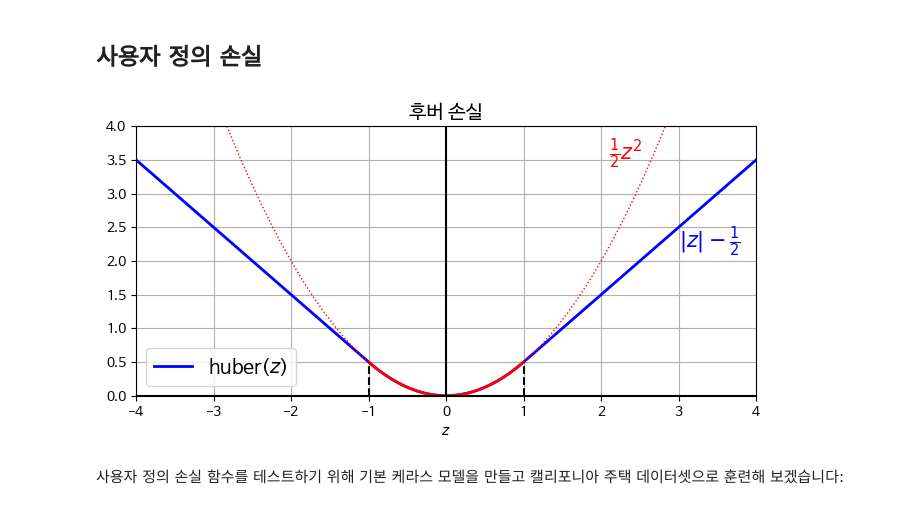
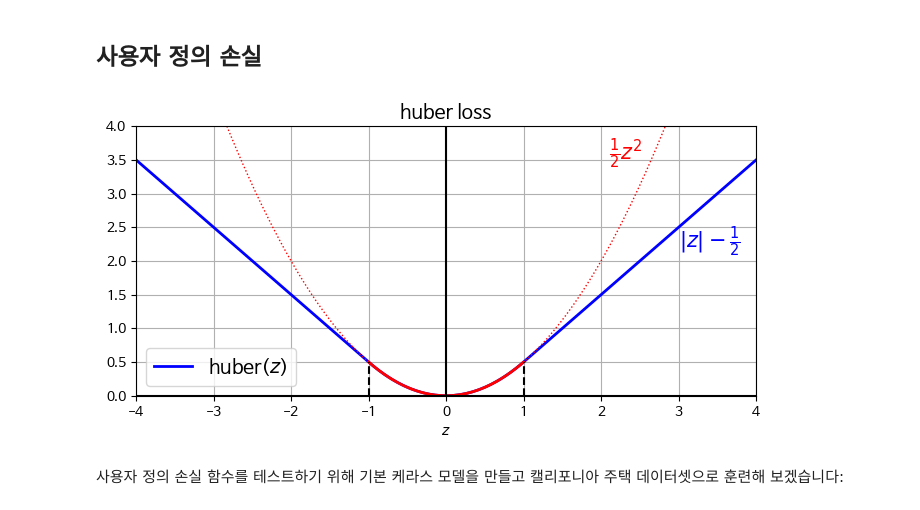
Before and after one commit to bgim303/colab, a Jupyter notebook: 12_custom_models_and_training_with_tensorflow.ipynb, the cells around one changed output. Cells and saved outputs as stored; diff of their text form; code cells hidden in the pictures.

```diff
--- a/12_custom_models_and_training_with_tensorflow.ipynb
+++ b/12_custom_models_and_training_with_tensorflow.ipynb
@@ -510,29 +510,32 @@ def huber_fn(y_true, y_pred):
     return tf.where(is_small_error, squared_loss, linear_loss)
 # %%
 # 추가 코드 - 후버 손실의 모습을 보여줍니다.
+
+#mask쓰는 법과 같은 where(조건, 참, 거짓) remember this
+
 
 import matplotlib.pyplot as plt
 
 plt.figure(figsize=(8, 3.5))
 z = np.linspace(-4, 4, 200)
 z_center = np.linspace(-1, 1, 200)
 plt.plot(z, huber_fn(0, z), "b-", linewidth=2, label="huber($z$)")
 plt.plot(z, z ** 2 / 2, "r:", linewidth=1)
 plt.plot(z_center, z_center ** 2 / 2, "r", linewidth=2)
 plt.plot([-1, -1], [0, huber_fn(0., -1.)], "k--")
 plt.plot([1, 1], [0, huber_fn(0., 1.)], "k--")
 plt.gca().axhline(y=0, color='k')
 plt.gca().axvline(x=0, color='k')
 plt.text(2.1, 3.5, r"$\frac{1}{2}z^2$", color="r", fontsize=15)
 plt.text(3.0, 2.2, r"$|z| - \frac{1}{2}$", color="b", fontsize=15)
 plt.axis([-4, 4, 0, 4])
 plt.grid(True)
 plt.xlabel("$z$")
 plt.legend(fontsize=14)
-plt.title("후버 손실", fontsize=14)
+plt.title("huber loss", fontsize=14)
 plt.show()
 # %% [output]
-[figure, old version]
+[figure, new version]
 # %% [markdown]
 사용자 정의 손실 함수를 테스트하기 위해 기본 케라스 모델을 만들고 캘리포니아 주택 데이터셋으로 훈련해 보겠습니다:
 # %%
```
